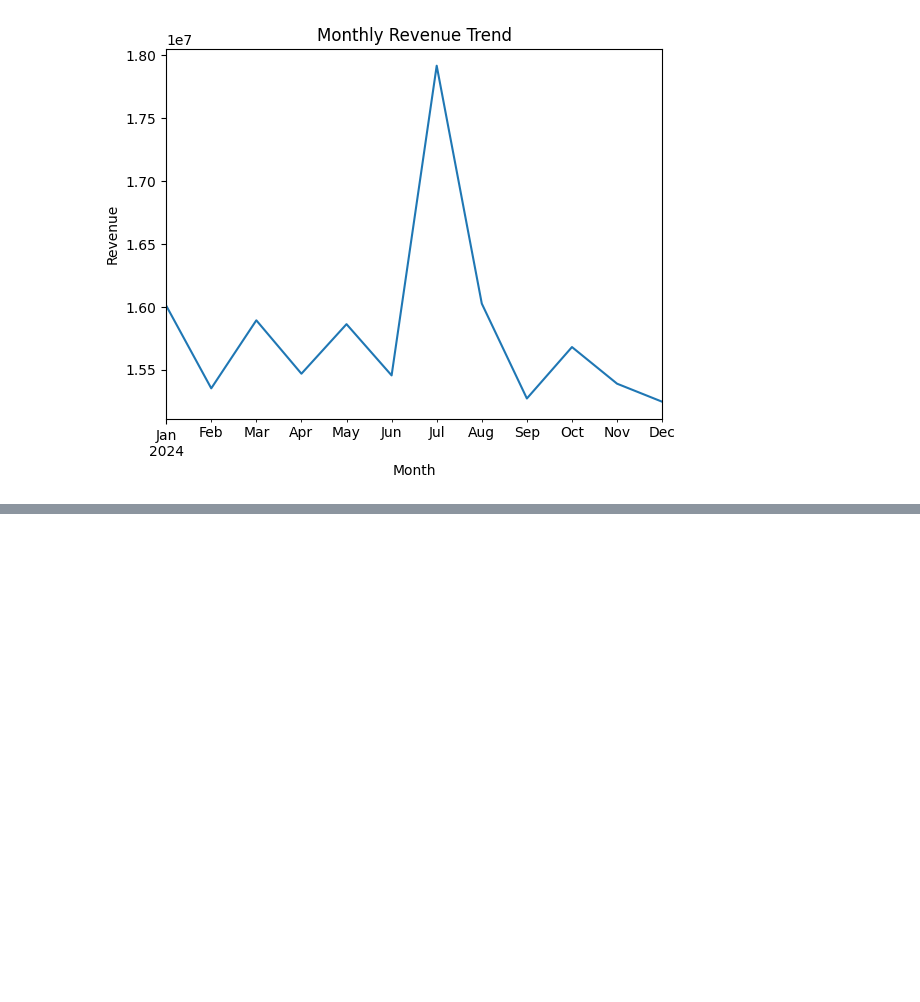
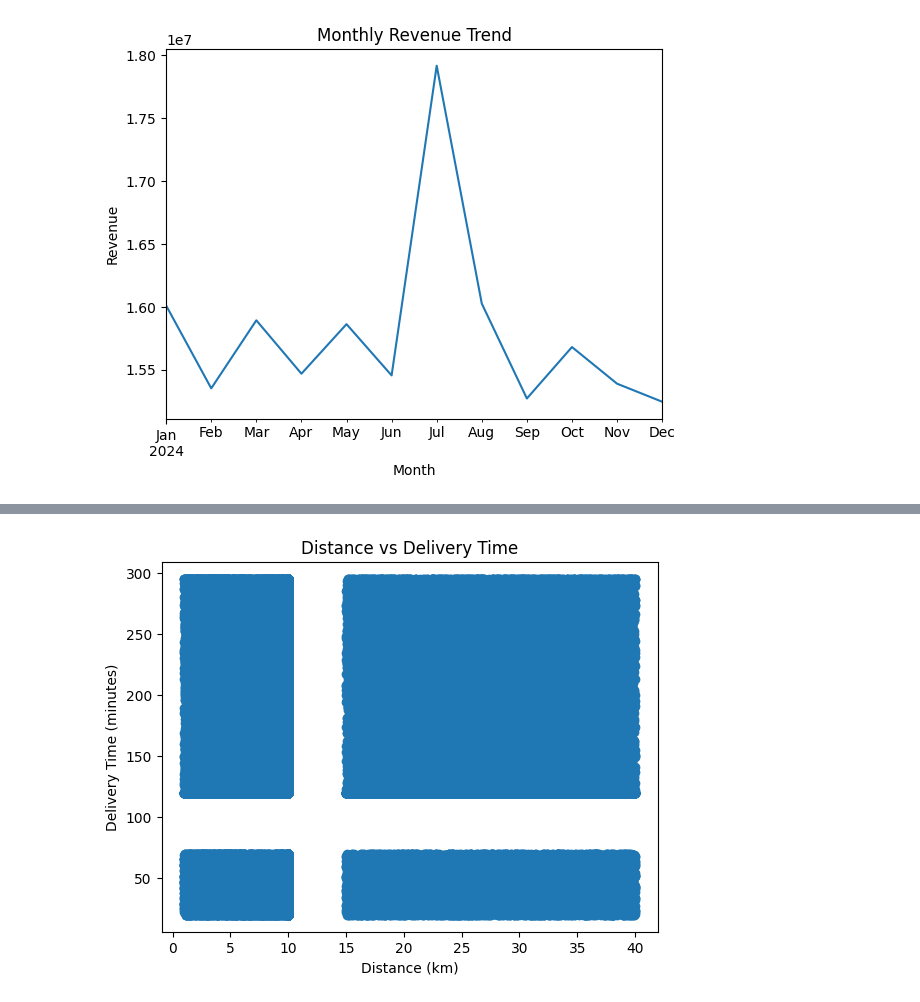
Before and after one commit to ViswamugiPM/Online_food_delivery_analysis_project, a Jupyter notebook: 03_eda.ipynb, the cells around one changed output, grey strips where cells are left out. Saved outputs shown, nothing was run; the diff lists cells and outputs as text; code cells hidden in the pictures; blank space fills up the shorter version.

```diff
--- a/03_eda.ipynb
+++ b/03_eda.ipynb
@@ -161,0 +270,8 @@ plt.show()
+# %%
+plt.scatter(df["Distance_km"], df["Delivery_Time_Min"])
+plt.title("Distance vs Delivery Time")
+plt.xlabel("Distance (km)")
+plt.ylabel("Delivery Time (minutes)")
+plt.show()
+# %% [output]
+[figure, added]
```
Also changed, not shown: parts of 29 cells of this notebook, 1 other file.
